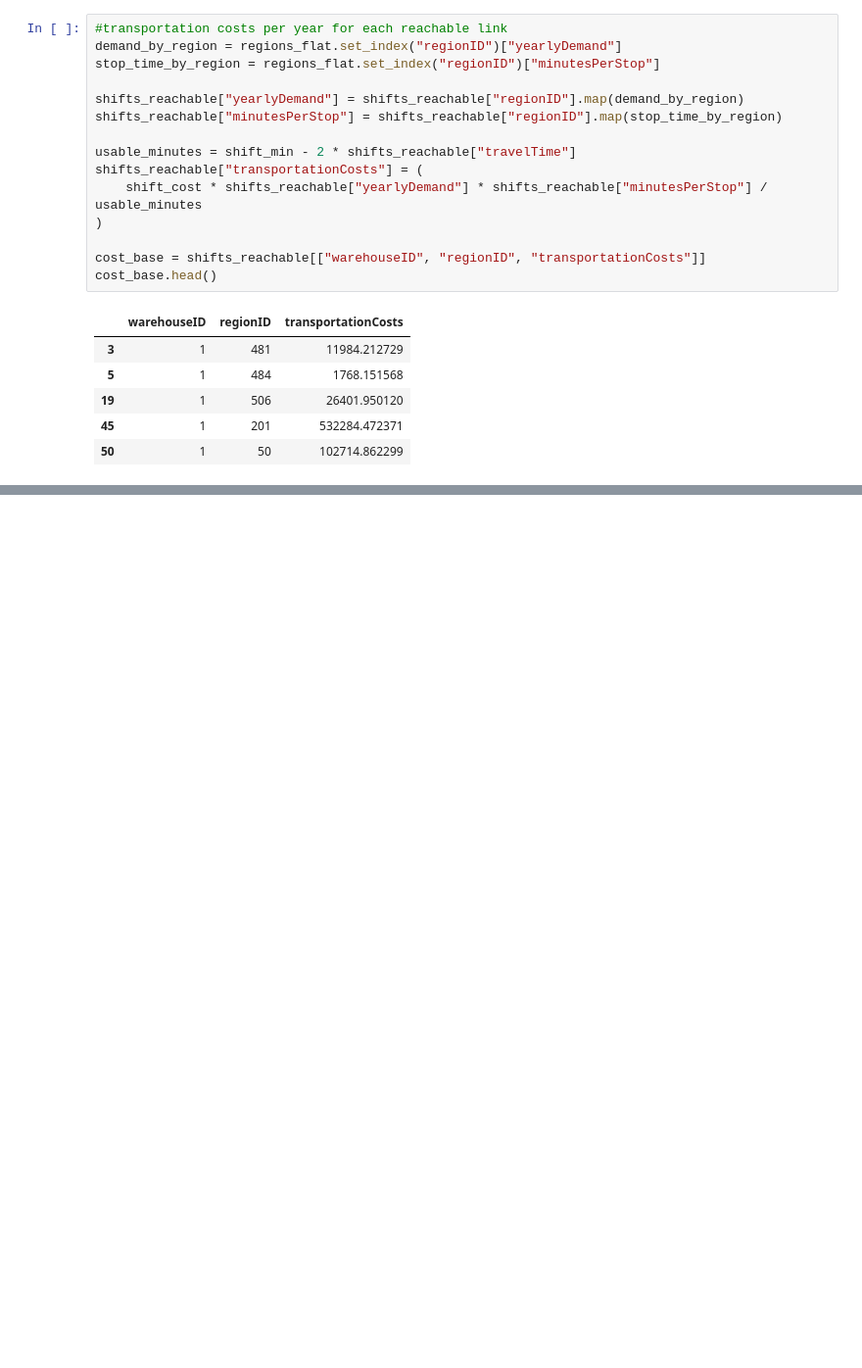
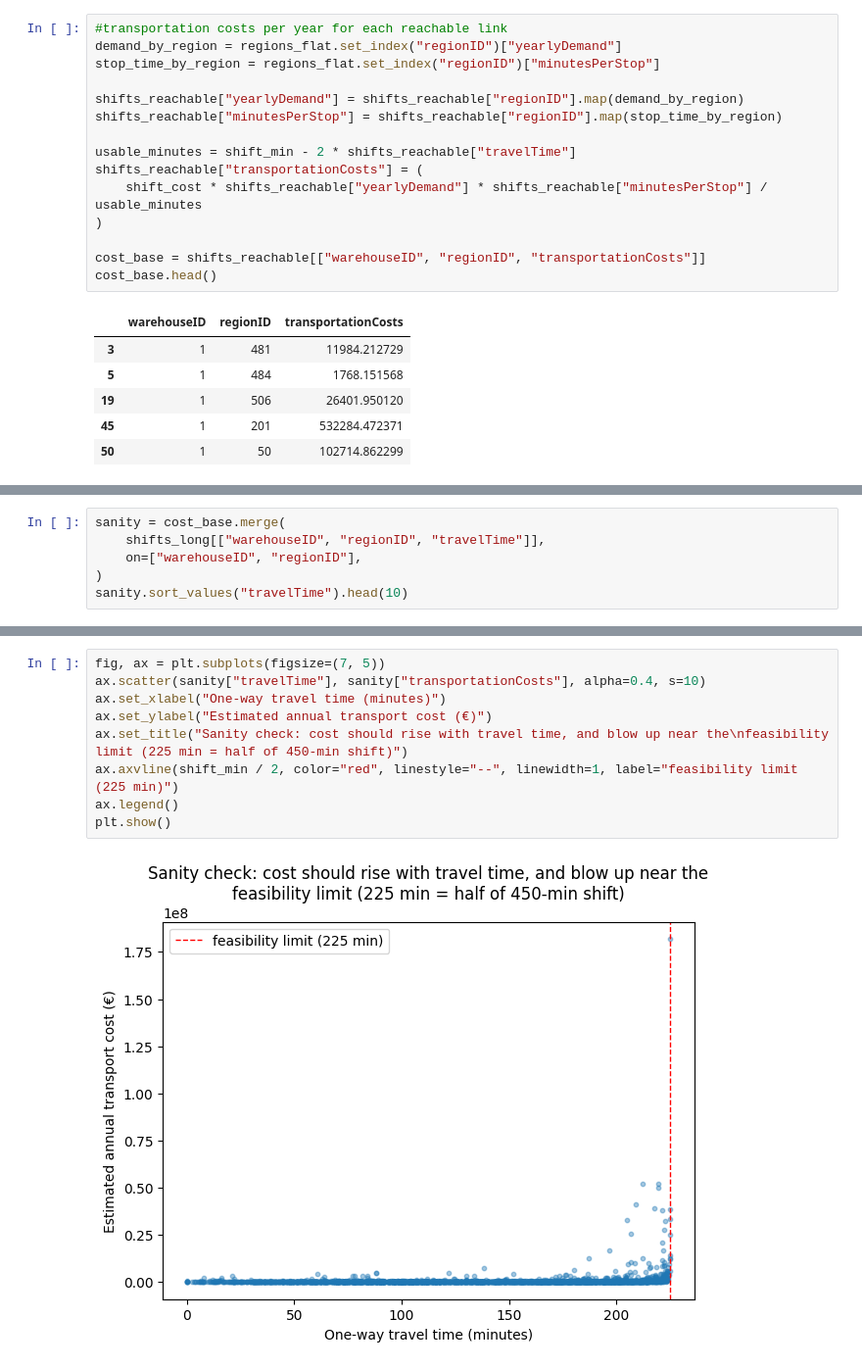
Before and after one commit to TimonLudwig1/case_study_3_d3, a Jupyter notebook: case_study.ipynb, the cells around one changed output, grey strips where cells are left out. Shown at 98% size. Saved outputs shown, nothing was run; the diff lists cells and outputs as text; blank space fills up the shorter version.

```diff
--- a/case_study.ipynb
+++ b/case_study.ipynb
@@ -385,0 +421,6 @@ cost_base.head()
+# %%
+sanity = cost_base.merge(
+    shifts_long[["warehouseID", "regionID", "travelTime"]],
+    on=["warehouseID", "regionID"],
+)
+sanity.sort_values("travelTime").head(10)
@@ -385,0 +453,11 @@ cost_base.head()
+# %%
+fig, ax = plt.subplots(figsize=(7, 5))
+ax.scatter(sanity["travelTime"], sanity["transportationCosts"], alpha=0.4, s=10)
+ax.set_xlabel("One-way travel time (minutes)")
+ax.set_ylabel("Estimated annual transport cost (€)")
+ax.set_title("Sanity check: cost should rise with travel time, and blow up near the\nfeasibility limit (225 min = half of 450-min shift)")
+ax.axvline(shift_min / 2, color="red", linestyle="--", linewidth=1, label="feasibility limit (225 min)")
+ax.legend()
+plt.show()
+# %% [output]
+[figure, added]
```
Also changed, not shown: parts of 17 cells of this notebook.
